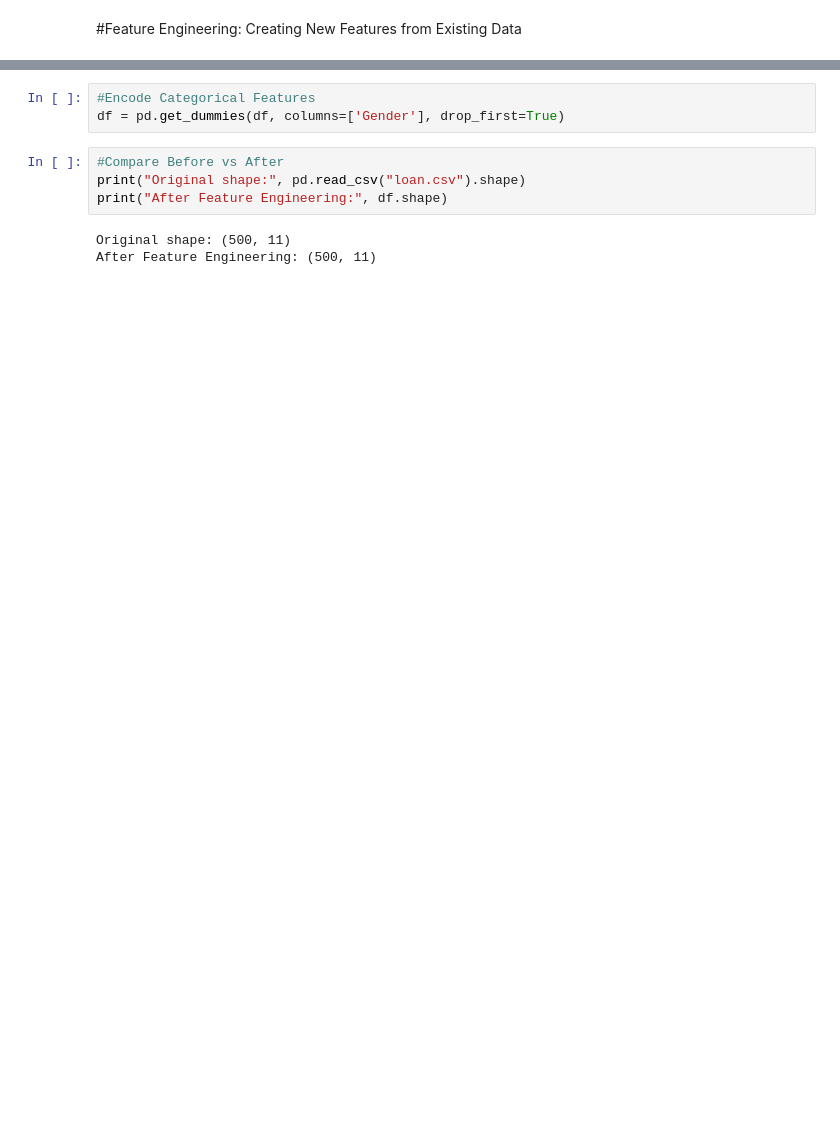
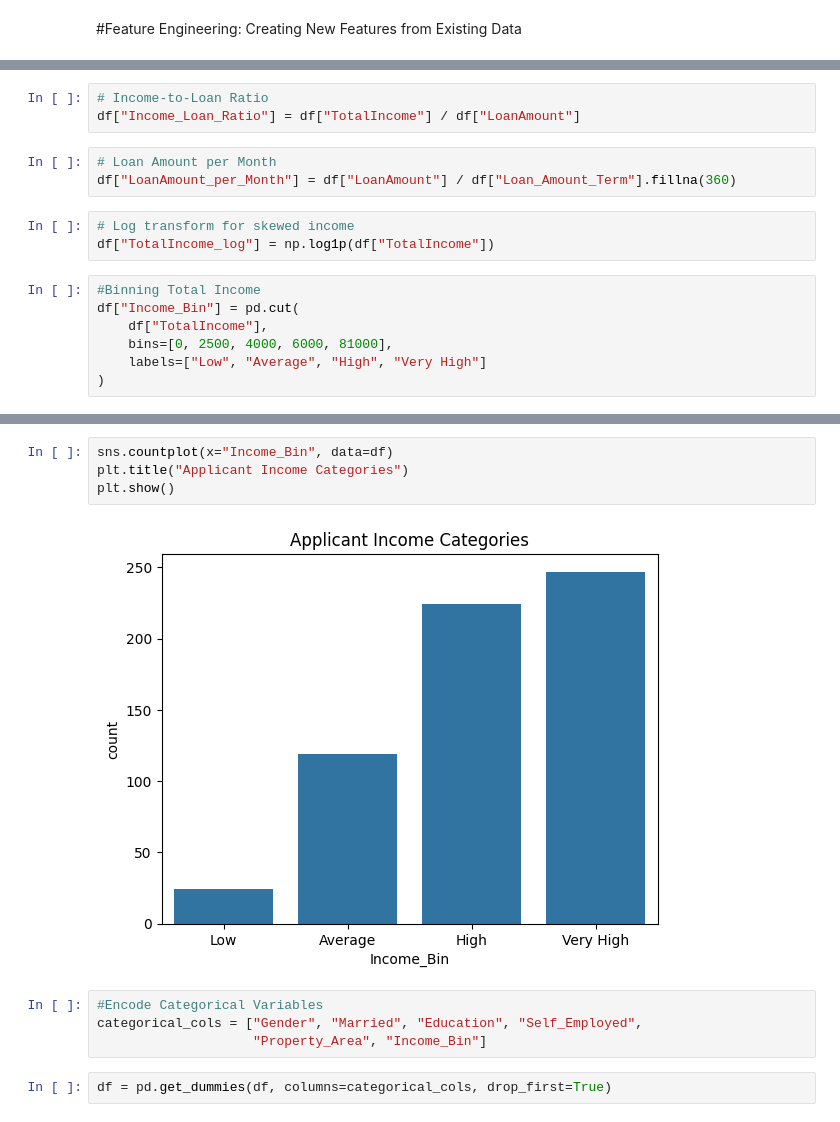
Before and after one commit to ARJUN108-verma/Internship-at-Gudsky-Research-Foundation, a Jupyter notebook: 4_Feature_Engineering_Creating_New_Features_from_Existing_Data.ipynb, the cells around one changed output, grey strips where cells are left out. Saved outputs shown, nothing was run; the diff lists cells and outputs as text; blank space fills up the shorter version.

```diff
--- a/4_Feature_Engineering_Creating_New_Features_from_Existing_Data.ipynb
+++ b/4_Feature_Engineering_Creating_New_Features_from_Existing_Data.ipynb
@@ -85,0 +178,16 @@ df.fillna(df.mode().iloc[0], inplace=True)
+# %%
+# Income-to-Loan Ratio
+df["Income_Loan_Ratio"] = df["TotalIncome"] / df["LoanAmount"]
+# %%
+# Loan Amount per Month
+df["LoanAmount_per_Month"] = df["LoanAmount"] / df["Loan_Amount_Term"].fillna(360)
+# %%
+# Log transform for skewed income
+df["TotalIncome_log"] = np.log1p(df["TotalIncome"])
+# %%
+#Binning Total Income
+df["Income_Bin"] = pd.cut(
+    df["TotalIncome"],
+    bins=[0, 2500, 4000, 6000, 81000],
+    labels=["Low", "Average", "High", "Very High"]
+)
@@ -86,10 +205,12 @@ df.fillna(df.mode().iloc[0], inplace=True)
+# %%
+sns.countplot(x="Income_Bin", data=df)
+plt.title("Applicant Income Categories")
+plt.show()
+# %% [output]
+[figure, added]
+# %%
+#Encode Categorical Variables
+categorical_cols = ["Gender", "Married", "Education", "Self_Employed",
+                    "Property_Area", "Income_Bin"]
 # %%
-#Encode Categorical Features
-df = pd.get_dummies(df, columns=['Gender'], drop_first=True)
+df = pd.get_dummies(df, columns=categorical_cols, drop_first=True)
-# %%
-#Compare Before vs After
-print("Original shape:", pd.read_csv("loan.csv").shape)
-print("After Feature Engineering:", df.shape)
-# %% [output]
-Original shape: (500, 11)
-After Feature Engineering: (500, 11)
```
Also changed, not shown: parts of 23 cells of this notebook.
